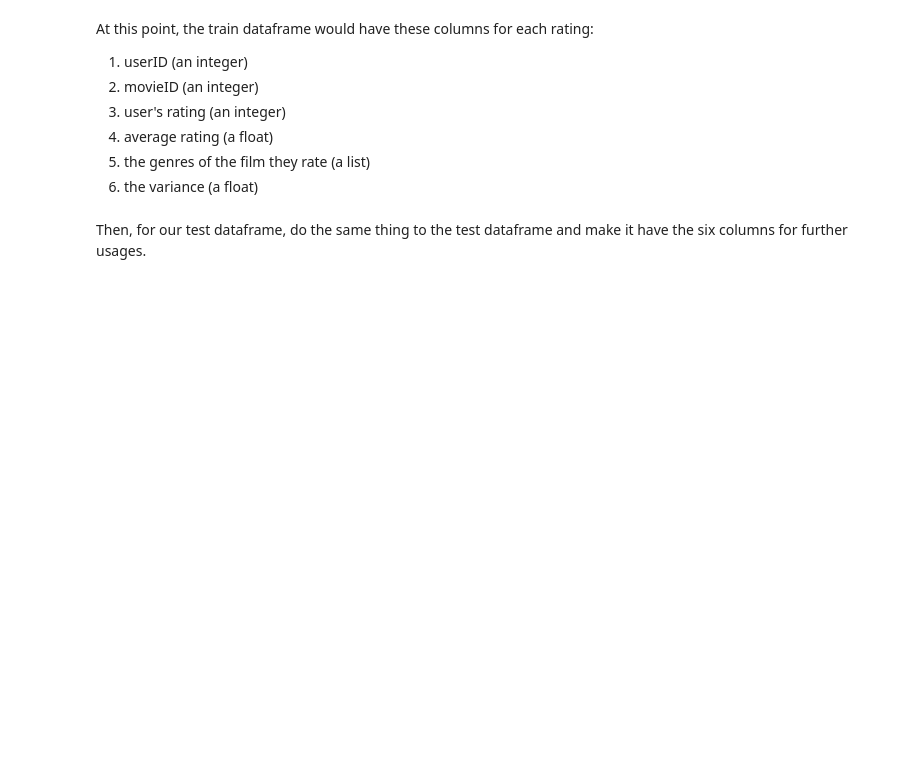
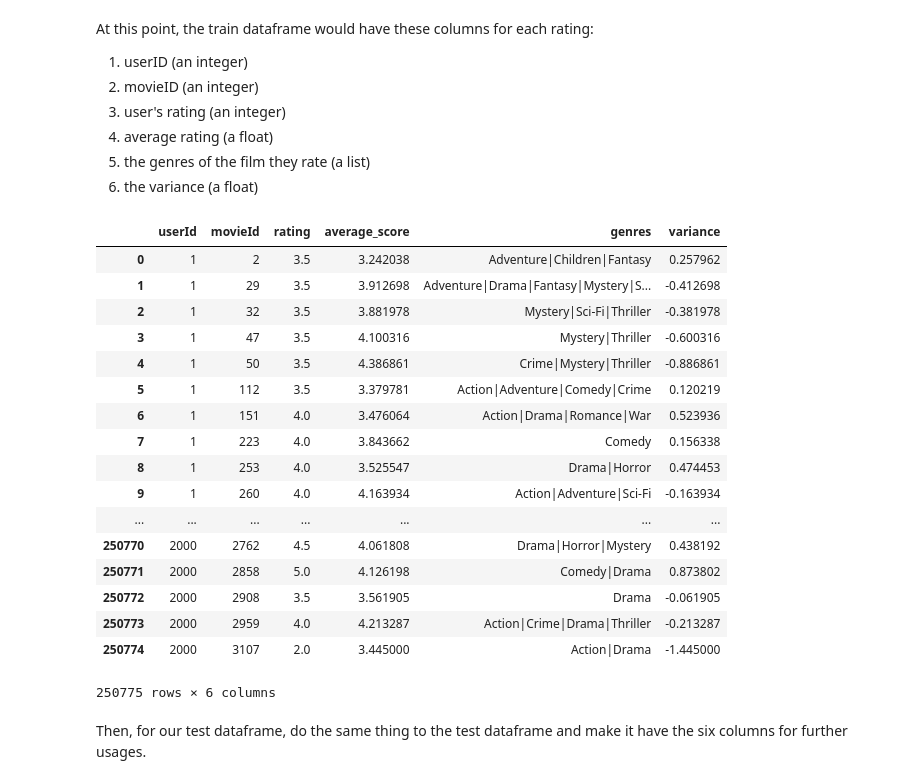
Before and after one commit to strkillr16/COGS108Final, a Jupyter notebook: Final Project Notebook.ipynb, the cells around one changed output. Drawn from its saved outputs; the diff is of its cells as text; code cells hidden in the pictures; blank space fills up the shorter version.

```diff
--- a/Final Project Notebook.ipynb
+++ b/Final Project Notebook.ipynb
@@ -256,6 +335,27 @@ At this point, the train dataframe would have these columns for each rating:
 4. average rating (a float)
 5. the genres of the film they rate (a list)
 6. the variance (a float)
+# %%
+train
+# %% [output]
+|  | userId | movieId | rating | average_score | genres | variance |
+| 0 | 1 | 2 | 3.5 | 3.242038 | Adventure|Children|Fantasy | 0.257962 |
+| 1 | 1 | 29 | 3.5 | 3.912698 | Adventure|Drama|Fantasy|Mystery|S... | -0.412698 |
+| 2 | 1 | 32 | 3.5 | 3.881978 | Mystery|Sci-Fi|Thriller | -0.381978 |
+| 3 | 1 | 47 | 3.5 | 4.100316 | Mystery|Thriller | -0.600316 |
+| 4 | 1 | 50 | 3.5 | 4.386861 | Crime|Mystery|Thriller | -0.886861 |
+| 5 | 1 | 112 | 3.5 | 3.379781 | Action|Adventure|Comedy|Crime | 0.120219 |
+| 6 | 1 | 151 | 4.0 | 3.476064 | Action|Drama|Romance|War | 0.523936 |
+| 7 | 1 | 223 | 4.0 | 3.843662 | Comedy | 0.156338 |
+| 8 | 1 | 253 | 4.0 | 3.525547 | Drama|Horror | 0.474453 |
+| 9 | 1 | 260 | 4.0 | 4.163934 | Action|Adventure|Sci-Fi | -0.163934 |
+| ... | ... | ... | ... | ... | ... | ... |
+| 250770 | 2000 | 2762 | 4.5 | 4.061808 | Drama|Horror|Mystery | 0.438192 |
+| 250771 | 2000 | 2858 | 5.0 | 4.126198 | Comedy|Drama | 0.873802 |
+| 250772 | 2000 | 2908 | 3.5 | 3.561905 | Drama | -0.061905 |
+| 250773 | 2000 | 2959 | 4.0 | 4.213287 | Action|Crime|Drama|Thriller | -0.213287 |
+| 250774 | 2000 | 3107 | 2.0 | 3.445000 | Action|Drama | -1.445000 |
+250775 rows × 6 columns
 # %% [markdown]
 Then, for our test dataframe, do the same thing to the test dataframe and make it have the six columns for further usages.
 # %%
```
Also changed, not shown: parts of 41 cells of this notebook, 2 other files.
